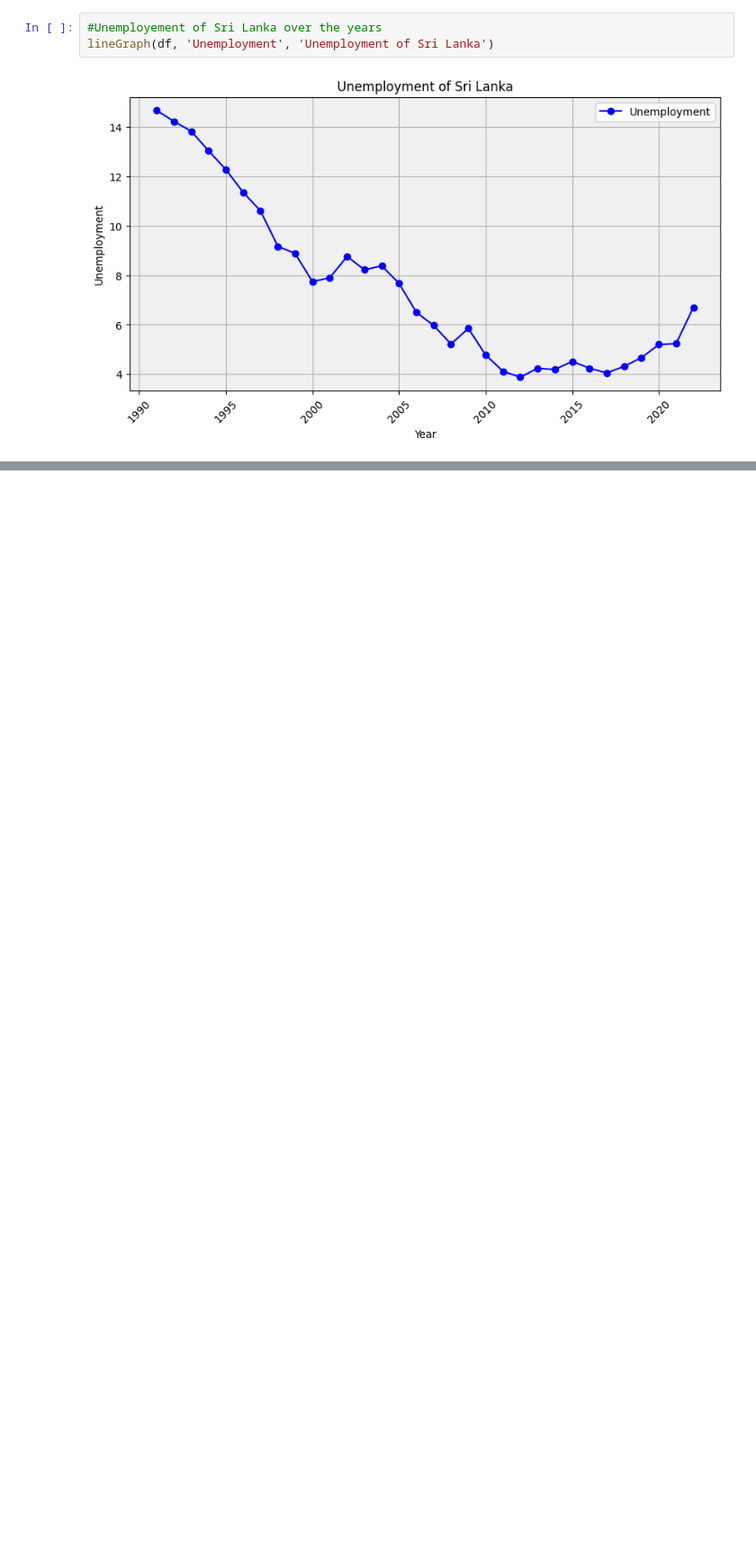
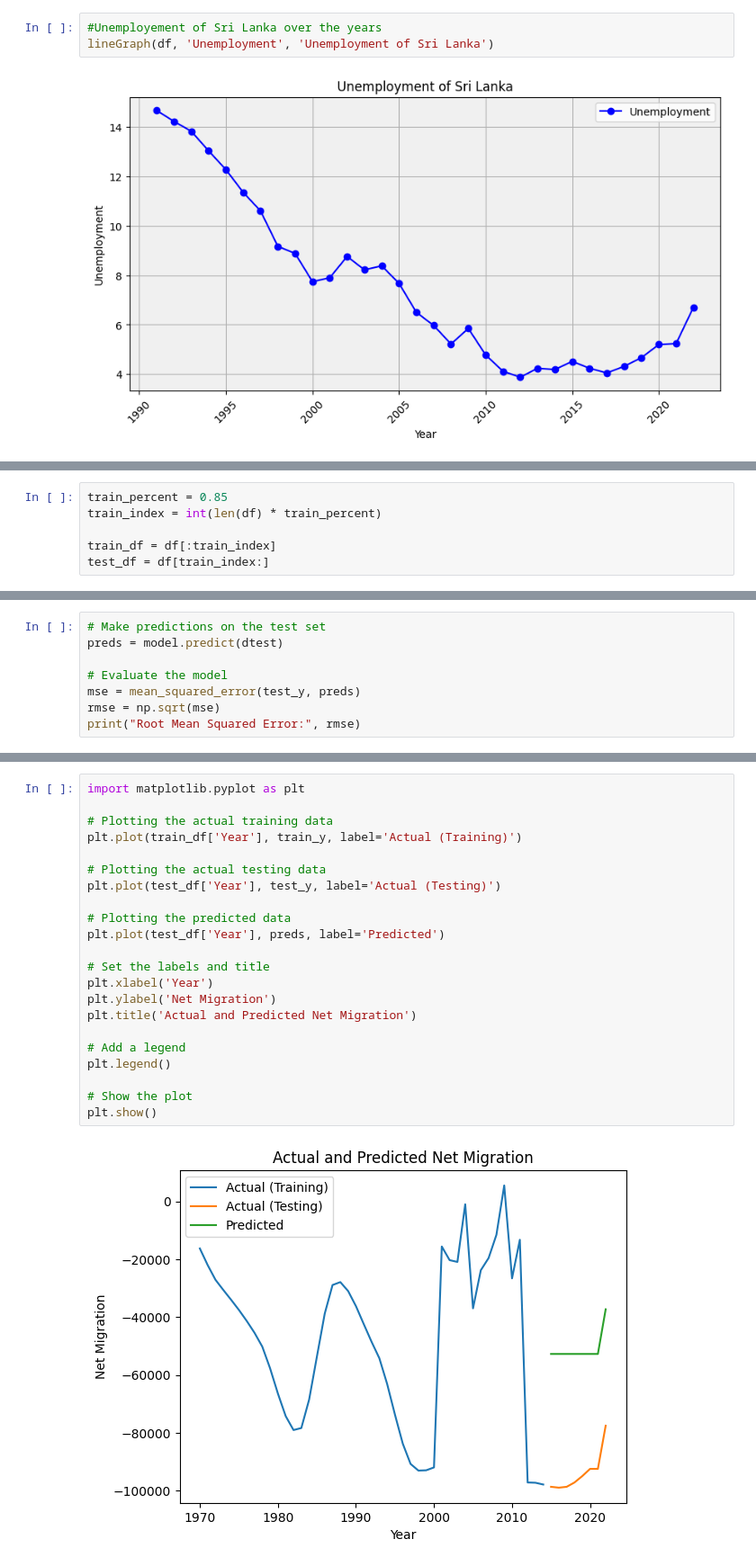
Before and after one commit to janchilling/Net-Migration, a Jupyter notebook: Net_Migration_Predictor.ipynb, the cells around one changed output, grey strips where cells are left out. Shown: that part at 90% size. Cells and saved outputs as stored; diff of their text form; blank space fills up the shorter version.

Commit message:
Built model using XGBoost

```diff
--- a/Net_Migration_Predictor.ipynb
+++ b/Net_Migration_Predictor.ipynb
@@ -186,0 +212,6 @@ lineGraph(df, 'Unemployment', 'Unemployment of Sri Lanka')
+# %%
+train_percent = 0.85
+train_index = int(len(df) * train_percent)
+
+train_df = df[:train_index]
+test_df = df[train_index:]
@@ -186,0 +297,8 @@ lineGraph(df, 'Unemployment', 'Unemployment of Sri Lanka')
+# %%
+# Make predictions on the test set
+preds = model.predict(dtest)
+
+# Evaluate the model
+mse = mean_squared_error(test_y, preds)
+rmse = np.sqrt(mse)
+print("Root Mean Squared Error:", rmse)
@@ -186,0 +309,24 @@ lineGraph(df, 'Unemployment', 'Unemployment of Sri Lanka')
+# %%
+import matplotlib.pyplot as plt
+
+# Plotting the actual training data
+plt.plot(train_df['Year'], train_y, label='Actual (Training)')
+
+# Plotting the actual testing data
+plt.plot(test_df['Year'], test_y, label='Actual (Testing)')
+
+# Plotting the predicted data
+plt.plot(test_df['Year'], preds, label='Predicted')
+
+# Set the labels and title
+plt.xlabel('Year')
+plt.ylabel('Net Migration')
+plt.title('Actual and Predicted Net Migration')
+
+# Add a legend
+plt.legend()
+
+# Show the plot
+plt.show()
+# %% [output]
+[figure, added]
```
Also changed, not shown: parts of 24 cells of this notebook, 3 other files.
